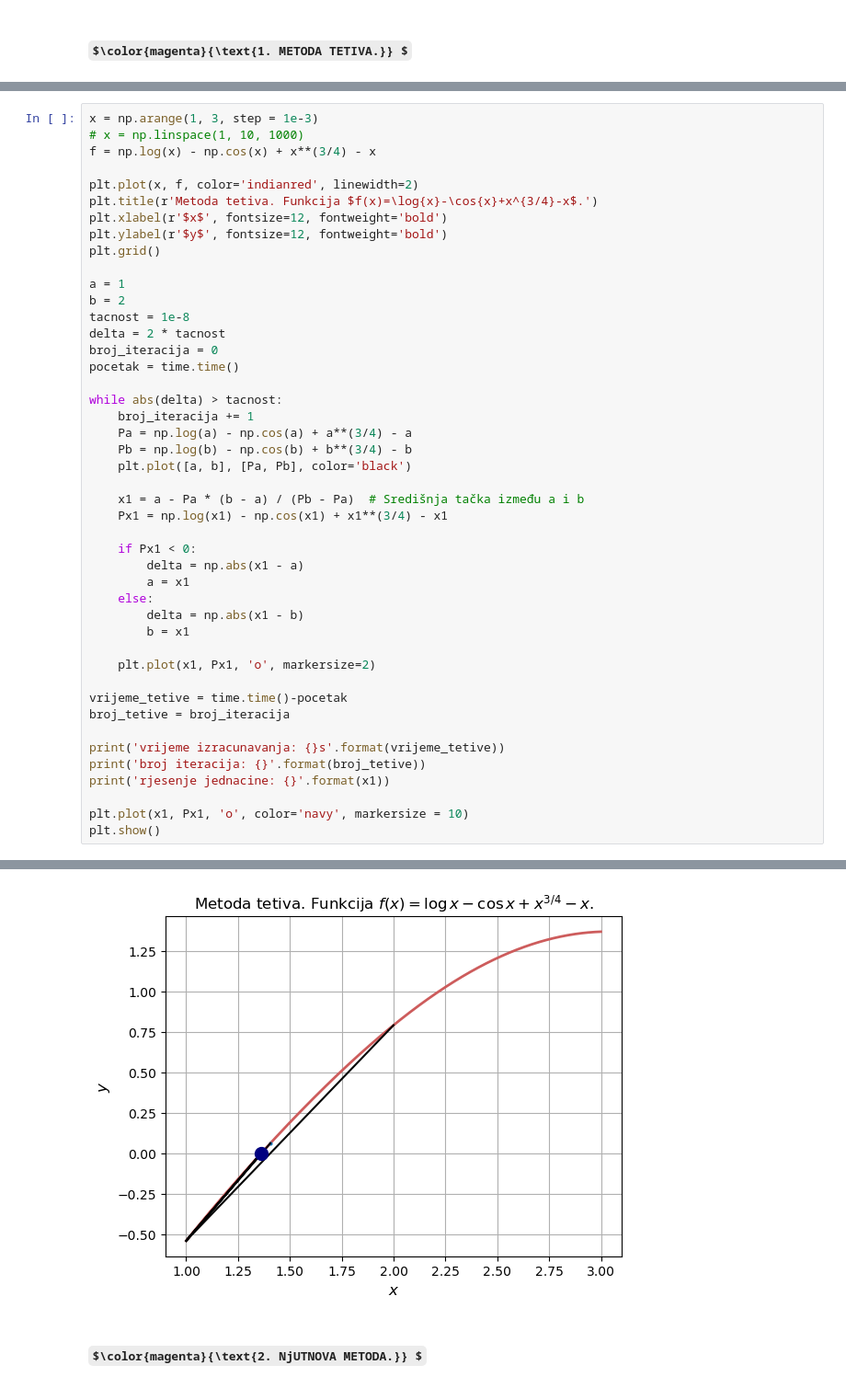
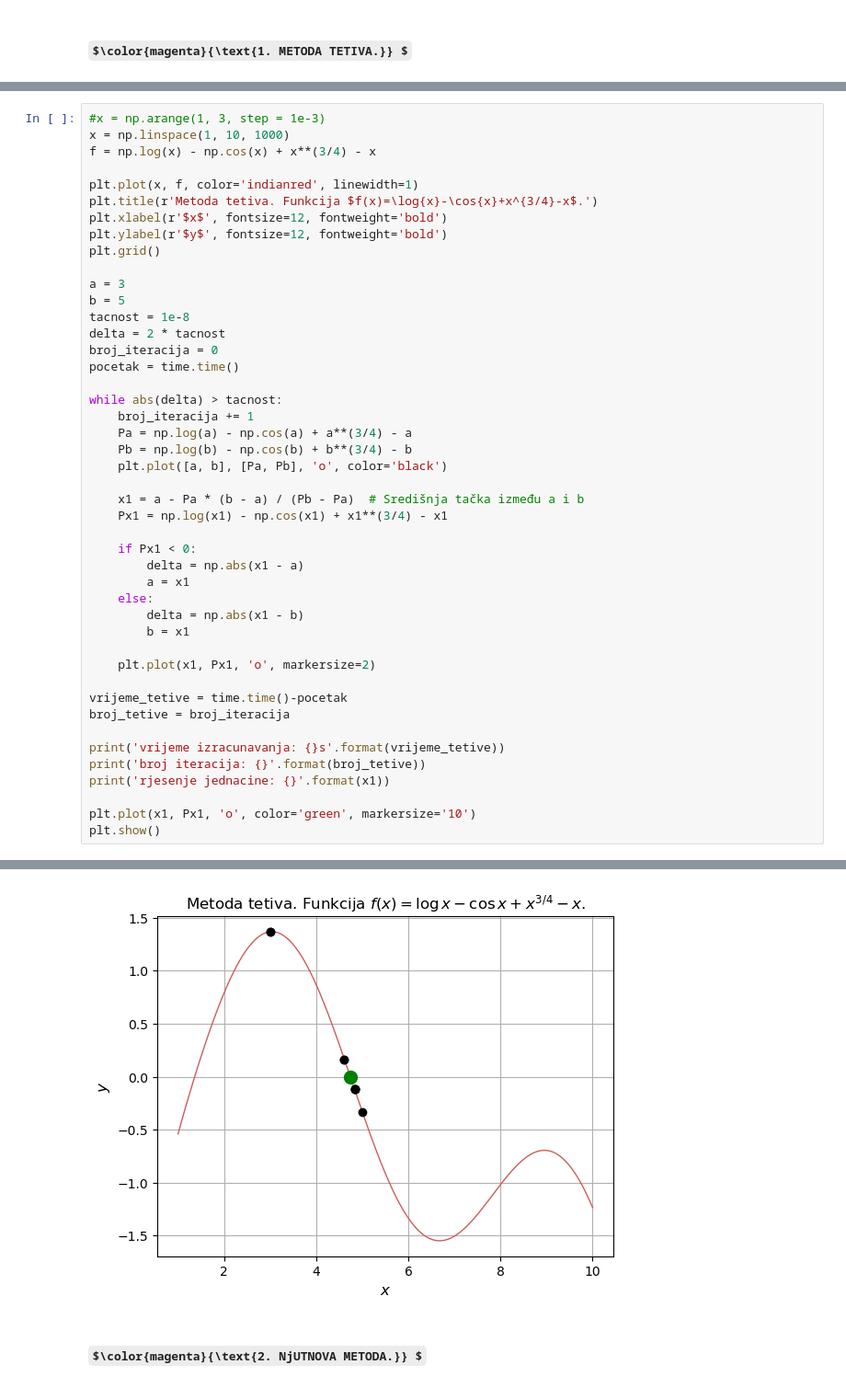
Before and after one commit to zorzeus/Numericke-metode-u-astronomiji, a Jupyter notebook: oap_01.ipynb, the cells around one changed output, grey strips where cells are left out. Shown at 92% size. Drawn from its saved outputs; the diff is of its cells as text; some formulas as TeX source.

```diff
--- a/oap_01.ipynb
+++ b/oap_01.ipynb
@@ -36,16 +32,16 @@ import time
 # %%
-x = np.arange(1, 3, step = 1e-3)
-# x = np.linspace(1, 10, 1000)
+#x = np.arange(1, 3, step = 1e-3)
+x = np.linspace(1, 10, 1000)
 f = np.log(x) - np.cos(x) + x**(3/4) - x
 
-plt.plot(x, f, color='indianred', linewidth=2)
+plt.plot(x, f, color='indianred', linewidth=1)
 plt.title(r'Metoda tetiva. Funkcija $f(x)=\log{x}-\cos{x}+x^{3/4}-x$.')
 plt.xlabel(r'$x$', fontsize=12, fontweight='bold')
 plt.ylabel(r'$y$', fontsize=12, fontweight='bold')
 plt.grid()
 
-a = 1
-b = 2
+a = 3
+b = 5
 tacnost = 1e-8
 delta = 2 * tacnost
 broj_iteracija = 0
@@ -55,7 +51,7 @@ while abs(delta) > tacnost:
     broj_iteracija += 1
     Pa = np.log(a) - np.cos(a) + a**(3/4) - a
     Pb = np.log(b) - np.cos(b) + b**(3/4) - b
-    plt.plot([a, b], [Pa, Pb], color='black')
+    plt.plot([a, b], [Pa, Pb], 'o', color='black')
 
     x1 = a - Pa * (b - a) / (Pb - Pa)  # Središnja tačka između a i b
     Px1 = np.log(x1) - np.cos(x1) + x1**(3/4) - x1
@@ -76,6 +72,6 @@ print('vrijeme izracunavanja: {}s'.format(vrijeme_tetive))
 print('broj iteracija: {}'.format(broj_tetive))
 print('rjesenje jednacine: {}'.format(x1))
 
-plt.plot(x1, Px1, 'o', color='navy', markersize = 10)
+plt.plot(x1, Px1, 'o', color='green', markersize='10')
 plt.show()
 # %% [output]
@@ -85,4 +81,4 @@ rjesenje jednacine: 1.3616923014792979
-[figure, old version]
+[figure, new version]
 # %% [markdown]
 ### $\color{magenta}{\text{2. NjUTNOVA METODA.}} $
 # %% [markdown]
```
Also changed, not shown: parts of 13 cells of this notebook, 1 other file.
